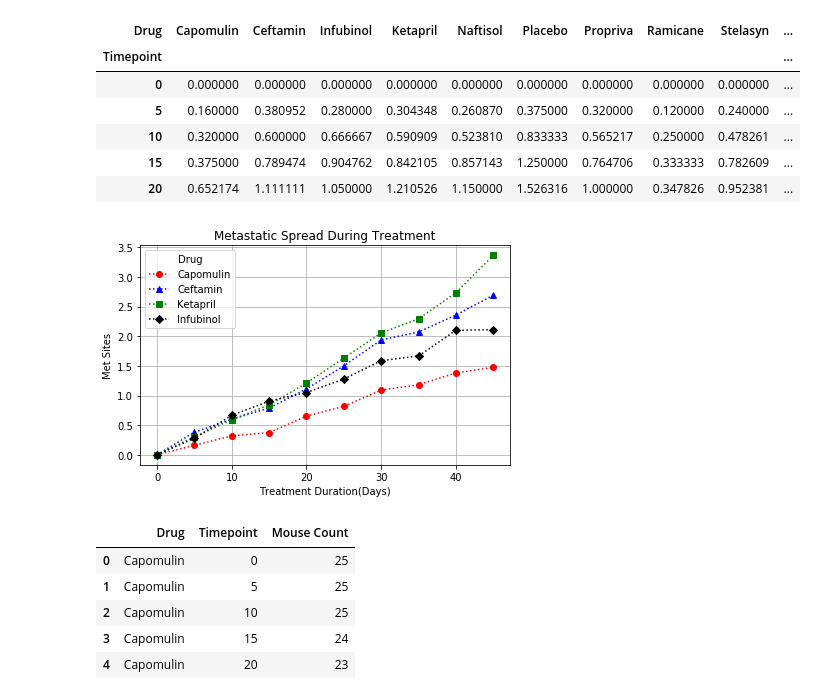
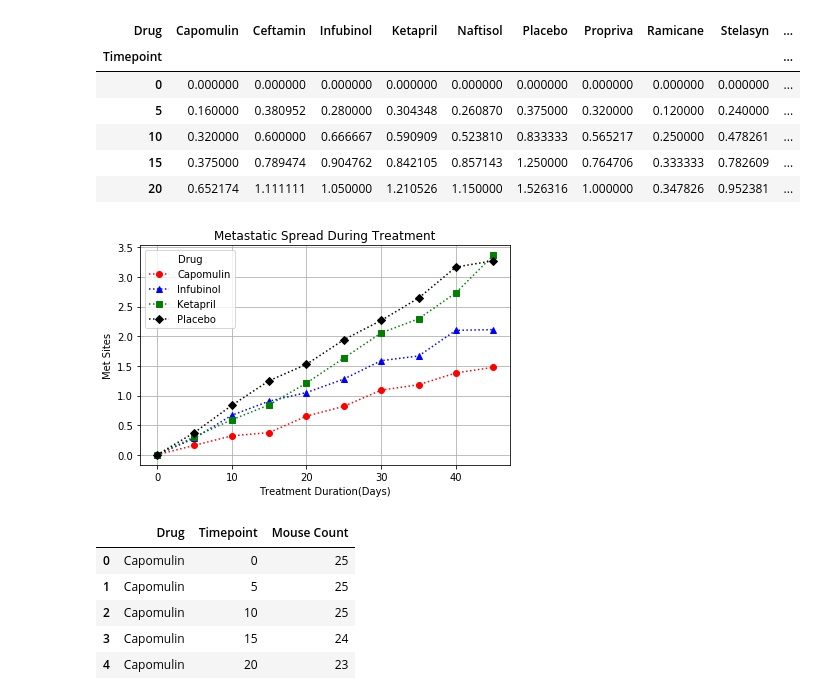
Before and after one commit to jahnavitappeta/DA_Assignments, a Jupyter notebook: 5-Matplotlib/pymaceuticals.ipynb, the cells around one changed output. Saved outputs shown, nothing was run; the diff lists cells and outputs as text; code cells hidden in the pictures.

Commit message:
updated image files

```diff
--- a/5-Matplotlib/pymaceuticals.ipynb
+++ b/5-Matplotlib/pymaceuticals.ipynb
@@ -143,20 +143,20 @@ drugs_met_df.head()
 | 20 | 0.652174 | 1.111111 | 1.050000 | 1.210526 | 1.150000 | 1.526316 | 1.000000 | 0.347826 | 0.952381 | ... |
 # %%
 # Generate the Plot (with Error Bars)
-drugs_met_plot_df = drugs_met_df[['Capomulin','Ceftamin', 'Ketapril', 'Infubinol']].copy()
+drugs_met_plot_df = drugs_met_df[['Capomulin','Infubinol', 'Ketapril', 'Placebo']].copy()
 styles = ['ro:','b^:','gs:','kD:']
 #labels = ['Capomulin','Ceftamin', 'Ketapril', 'Infubinol']
 fig2 = drugs_met_plot_df.plot(kind='line', title='Metastatic Spread During Treatment', grid='On', legend=True, style=styles)
 fig2.set_xlabel('Treatment Duration(Days)')
 fig2.set_ylabel('Met Sites')
 plt.tight_layout()
 # Save the Figure
 fig2 = fig2.get_figure()
 fig2.savefig("metastatic_spread.png")
 # Show the Figure
 plt.show()
 # %% [output]
-[figure, old version]
+[figure, new version]
 # %%
 #Survival Rates
 # %%
```
Also changed, not shown: parts of 2 cells of this notebook, 5 other files.
